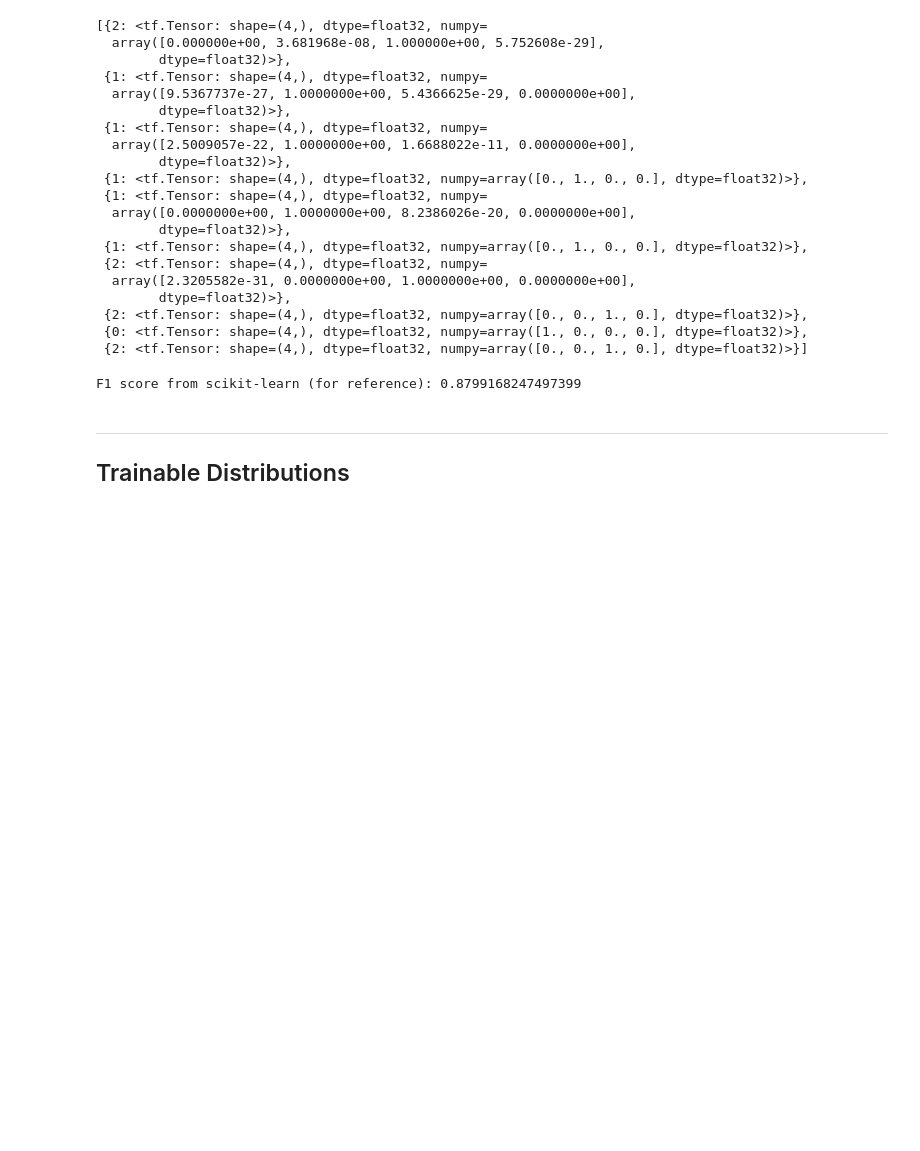
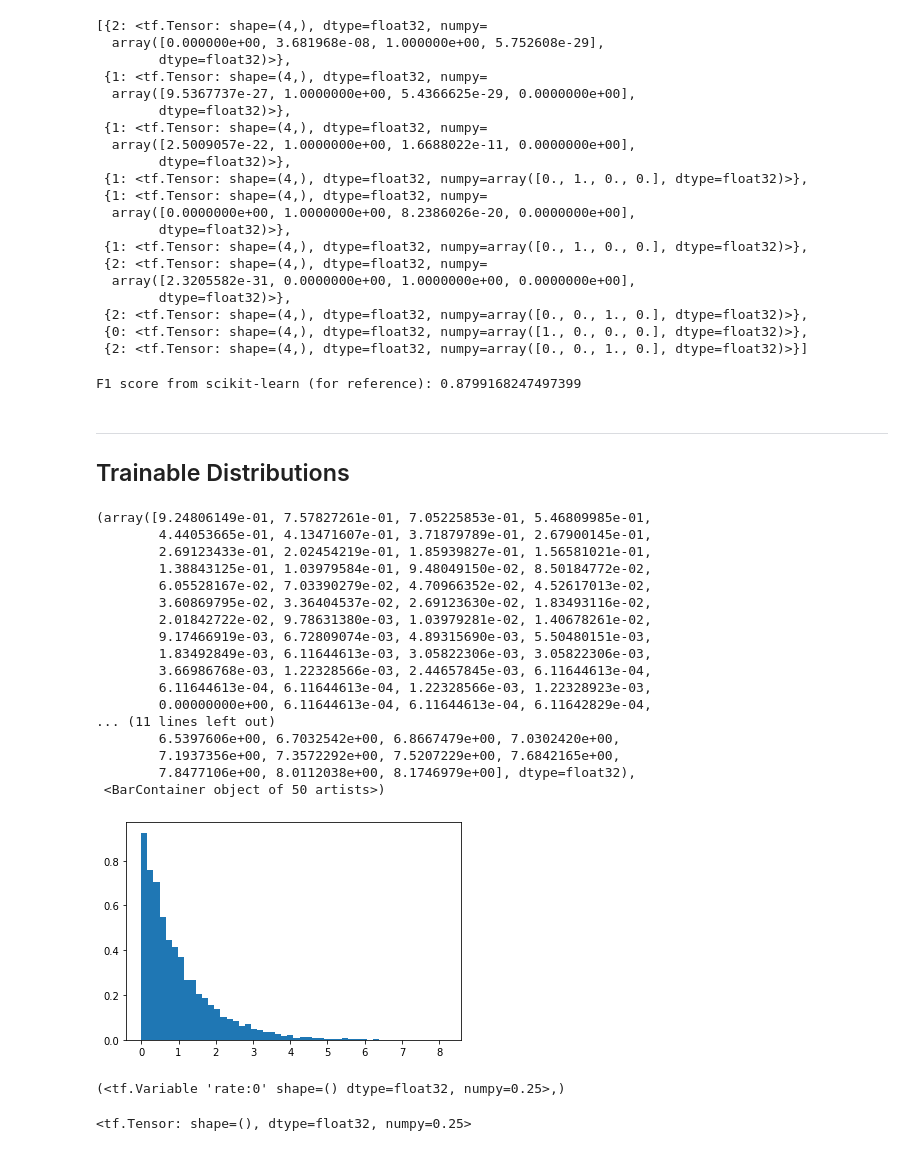
Before and after one commit to zhulingchen/coursera-tf2, a Jupyter notebook: Probabilistic Deep Learning with TensorFlow 2/C3W1-Lab/C3-W1-Lab1-tfp-distributions.ipynb, the cells around one changed output. Drawn from its saved outputs; the diff is of its cells as text; code cells hidden in the pictures; blank space fills up the shorter version.

```diff
--- a/Probabilistic Deep Learning with TensorFlow 2/C3W1-Lab/C3-W1-Lab1-tfp-distributions.ipynb
+++ b/Probabilistic Deep Learning with TensorFlow 2/C3W1-Lab/C3-W1-Lab1-tfp-distributions.ipynb
@@ -1126,8 +1126,28 @@ from sklearn.naive_bayes import BernoulliNB
 from sklearn.metrics import f1_score
 # %%
 # Define an exponential distribution
+
+exponential = tfd.Exponential(rate=1)
 # %%
 # Plot
 
-plt.hist(exponential.sample(5000), bins=100, density=True)
-plt.show()
+plt.hist(exponential.sample(10000).numpy(), bins=50, density=True)
+# %% [output]
+(array([9.24806149e-01, 7.57827261e-01, 7.05225853e-01, 5.46809985e-01,
+        4.44053665e-01, 4.13471607e-01, 3.71879789e-01, 2.67900145e-01,
+        2.69123433e-01, 2.02454219e-01, 1.85939827e-01, 1.56581021e-01,
+        1.38843125e-01, 1.03979584e-01, 9.48049150e-02, 8.50184772e-02,
+        6.05528167e-02, 7.03390279e-02, 4.70966352e-02, 4.52617013e-02,
+        3.60869795e-02, 3.36404537e-02, 2.69123630e-02, 1.83493116e-02,
+        2.01842722e-02, 9.78631380e-03, 1.03979281e-02, 1.40678261e-02,
+        9.17466919e-03, 6.72809074e-03, 4.89315690e-03, 5.50480151e-03,
+        1.83492849e-03, 6.11644613e-03, 3.05822306e-03, 3.05822306e-03,
+        3.66986768e-03, 1.22328566e-03, 2.44657845e-03, 6.11644613e-04,
+        6.11644613e-04, 6.11644613e-04, 1.22328566e-03, 1.22328923e-03,
+        0.00000000e+00, 6.11644613e-04, 6.11644613e-04, 6.11642829e-04,
+... (11 lines left out)
+        6.5397606e+00, 6.7032542e+00, 6.8667479e+00, 7.0302420e+00,
+        7.1937356e+00, 7.3572292e+00, 7.5207229e+00, 7.6842165e+00,
+        7.8477106e+00, 8.0112038e+00, 8.1746979e+00], dtype=float32),
+ <BarContainer object of 50 artists>)
+[figure, added]
@@ -1136,2 +1154,17 @@ plt.show()
+# %%
+# Define an exponential distribution with a trainable rate parameter
+
+exponential_trainable = tfd.Exponential(rate=tf.Variable(
+    0.25,
+    name='rate',
+    constraint=lambda v: tf.clip_by_value(v, 0, 1)  # probs must be between [eps, 1]
+))
+exponential_trainable.trainable_variables
+# %% [output]
+(<tf.Variable 'rate:0' shape=() dtype=float32, numpy=0.25>,)
+# %%
+exponential_trainable.rate.value()
+# %% [output]
+<tf.Tensor: shape=(), dtype=float32, numpy=0.25>
 # %%
 # Define the negative log likelihood
```
Also changed, not shown: parts of 22 cells of this notebook.
